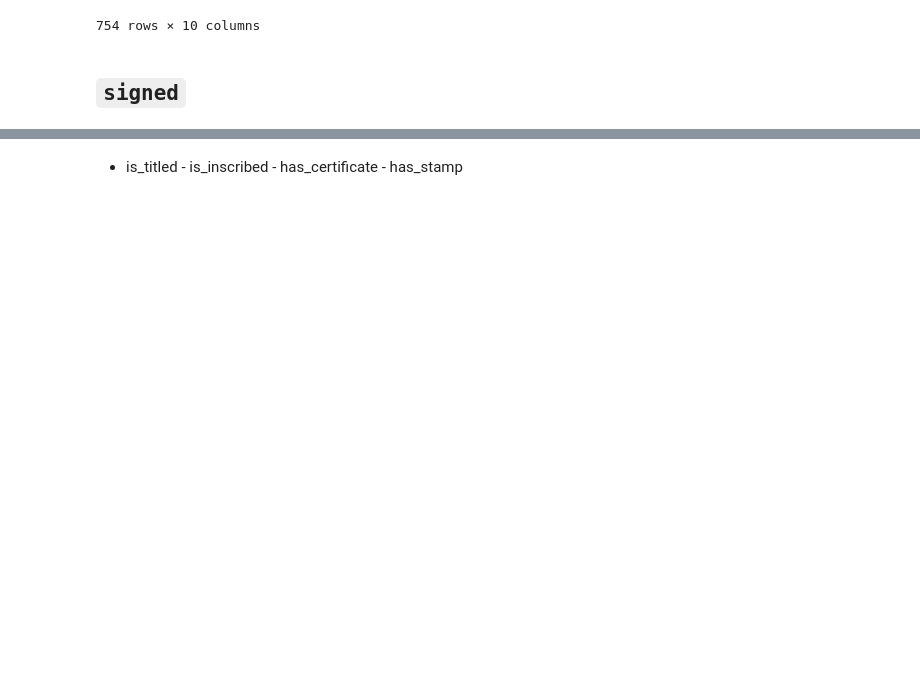
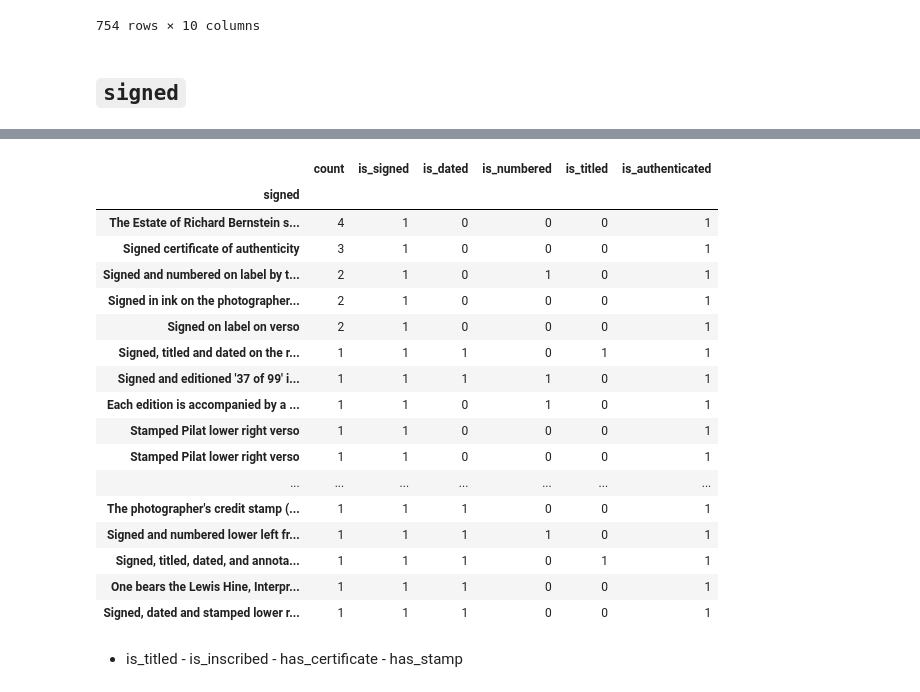
Before and after one commit to homeworkace/arthur, a Jupyter notebook: Mid-term.ipynb, the cells around one changed output, grey strips where cells are left out. Saved outputs shown, nothing was run; the diff lists cells and outputs as text; code cells hidden in the pictures; blank space fills up the shorter version.

```diff
--- a/Mid-term.ipynb
+++ b/Mid-term.ipynb
@@ -752 +747,34 @@ signed_conversion
 390 rows × 5 columns
+# %%
+regex_slash = re.compile(r'\d/\d')
+def rule_is_authenticated(value) :
+    if 'certifi' in value.lower() :
+        return 1
+    if 'coa' in value.lower() :
+        return 1
+    if 'authenti' in value.lower() :
+        return 1
+    if 'proof' in value.lower() :
+        return 1
+    if 'estate' in value.lower() :
+        return 1
+    if 'archive' in value.lower() :
+        return 1
+    if 'gallery' in value.lower() :
+        return 1
+    if 'studio' in value.lower() :
+        return 1
+    if 'house' in value.lower() :
+        return 1
+    if 'stamp' in value.lower() :
+        return 1
+    if 'chop' in value.lower() :
+        return 1
+    if 'seal' in value.lower() :
+        return 1
+    if 'label' in value.lower() :
+        return 1
+    return 0
+
+signed_conversion['is_authenticated'] = signed_conversion.index.map(rule_is_authenticated)
+signed_conversion
@@ -753,3 +796,24 @@ signed_conversion
+# %%
+signed_conversion[signed_conversion['is_authenticated'] == 1]
+# %% [output]
+|  | count | is_signed | is_dated | is_numbered | is_titled | is_authenticated |
+| signed |  |  |  |  |  |  |
+| The Estate of Richard Bernstein s... | 4 | 1 | 0 | 0 | 0 | 1 |
+| Signed certificate of authenticity | 3 | 1 | 0 | 0 | 0 | 1 |
+| Signed and numbered on label by t... | 2 | 1 | 0 | 1 | 0 | 1 |
+| Signed in ink on the photographer... | 2 | 1 | 0 | 0 | 0 | 1 |
+| Signed on label on verso | 2 | 1 | 0 | 0 | 0 | 1 |
+| Signed, titled and dated on the r... | 1 | 1 | 1 | 0 | 1 | 1 |
+| Signed and editioned '37 of 99' i... | 1 | 1 | 1 | 1 | 0 | 1 |
+| Each edition is accompanied by a ... | 1 | 1 | 0 | 1 | 0 | 1 |
+| Stamped Pilat lower right verso | 1 | 1 | 0 | 0 | 0 | 1 |
+| Stamped Pilat lower right verso | 1 | 1 | 0 | 0 | 0 | 1 |
+| ... | ... | ... | ... | ... | ... | ... |
+| The photographer's credit stamp (... | 1 | 1 | 1 | 0 | 0 | 1 |
+| Signed and numbered lower left fr... | 1 | 1 | 1 | 1 | 0 | 1 |
+| Signed, titled, dated, and annota... | 1 | 1 | 1 | 0 | 1 | 1 |
+| One bears the Lewis Hine, Interpr... | 1 | 1 | 1 | 0 | 0 | 1 |
+| Signed, dated and stamped lower r... | 1 | 1 | 1 | 0 | 0 | 1 |
 # %% [markdown]
 - is_titled - is_inscribed - has_certificate - has_stamp
 # %%
```
Also changed, not shown: parts of 10 cells of this notebook.
